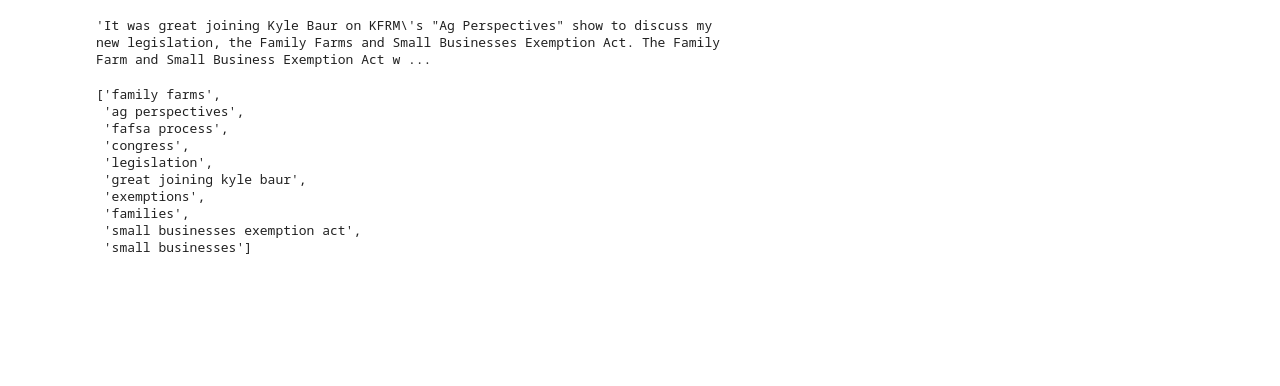
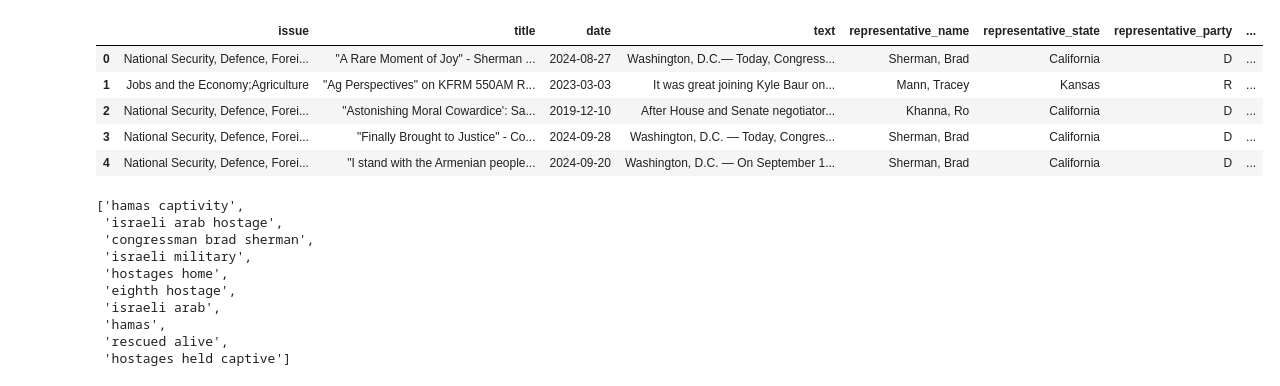
Before and after one commit to qpa-agh/usa_issues_data_mining, a Jupyter notebook: key_phrase_extraction/keyphrases_extraction.ipynb, the cells around one changed output. Saved outputs shown, nothing was run; the diff lists cells and outputs as text; code cells hidden in the pictures; blank space fills up the shorter version.

```diff
--- a/key_phrase_extraction/keyphrases_extraction.ipynb
+++ b/key_phrase_extraction/keyphrases_extraction.ipynb
@@ -1,22 +1,28 @@
 # %%
 from KeyPhraseExtractor import KeyPhraseExtractor
 import pandas as pd
+from tqdm import tqdm
 
-df = pd.read_csv('../data/cleaned_merged_articles.csv')
-df.iloc[0]["text"]
+df = pd.read_csv('../data/cleaned_merged_all_articles.csv', index_col=0)
+df.head()
 # %% [output]
-'It was great joining Kyle Baur on KFRM\'s "Ag Perspectives" show to discuss my new legislation, the Family Farms and Small Businesses Exemption Act. The Family Farm and Small Business Exemption Act w ...
+|  | issue | title | date | text | representative_name | representative_state | representative_party | ... |
+| 0 | National Security, Defence, Forei... | "A Rare Moment of Joy" - Sherman ... | 2024-08-27 | Washington, D.C.— Today, Congress... | Sherman, Brad | California | D | ... |
+| 1 | Jobs and the Economy;Agriculture | "Ag Perspectives" on KFRM 550AM R... | 2023-03-03 | It was great joining Kyle Baur on... | Mann, Tracey | Kansas | R | ... |
+| 2 | National Security, Defence, Forei... | "Astonishing Moral Cowardice': Sa... | 2019-12-10 | After House and Senate negotiator... | Khanna, Ro | California | D | ... |
+| 3 | National Security, Defence, Forei... | "Finally Brought to Justice" - Co... | 2024-09-28 | Washington, D.C. — Today, Congres... | Sherman, Brad | California | D | ... |
+| 4 | National Security, Defence, Forei... | "I stand with the Armenian people... | 2024-09-20 | Washington, D.C. — On September 1... | Sherman, Brad | California | D | ... |
 # %%
 topicExtractor = KeyPhraseExtractor(model="all-mpnet-base-v2")
 topicExtractor.extractKeyWords(df.iloc[0]["text"], 10)
 # %% [output]
-['family farms',
- 'ag perspectives',
- 'fafsa process',
- 'congress',
- 'legislation',
- 'great joining kyle baur',
- 'exemptions',
- 'families',
- 'small businesses exemption act',
- 'small businesses']
+['hamas captivity',
+ 'israeli arab hostage',
+ 'congressman brad sherman',
+ 'israeli military',
+ 'hostages home',
+ 'eighth hostage',
+ 'israeli arab',
+ 'hamas',
+ 'rescued alive',
+ 'hostages held captive']
```
Also changed, not shown: parts of 9 cells of this notebook, 2 other files.
